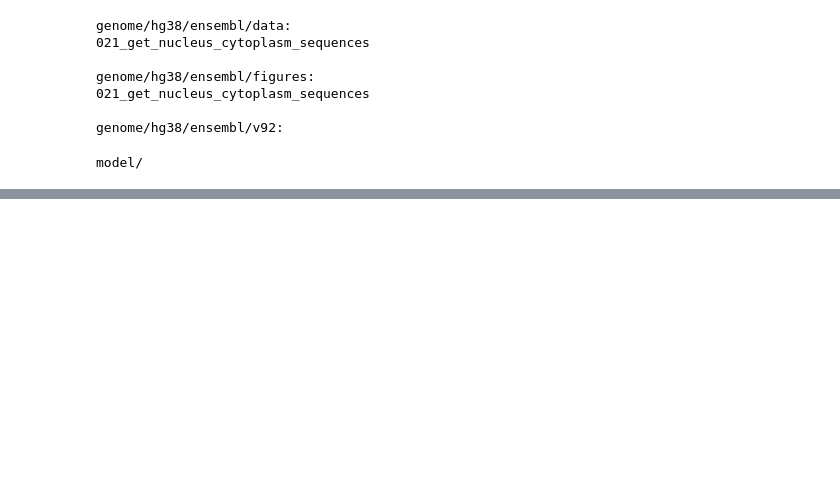
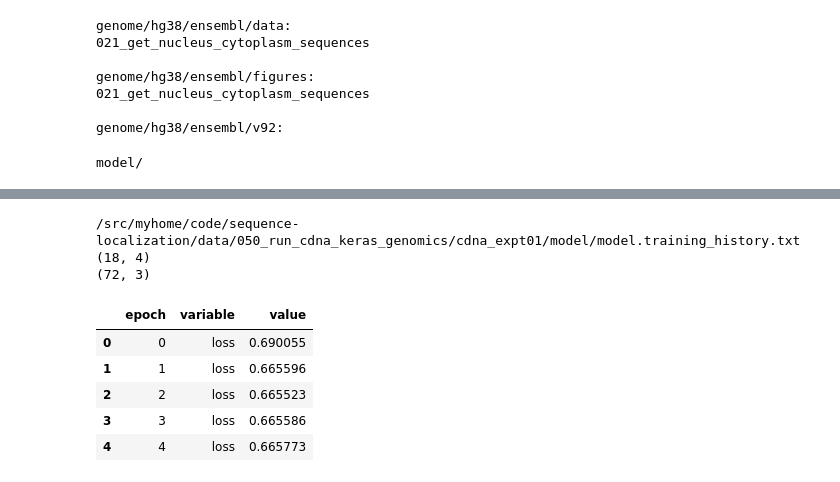
Before and after one commit to czbiohub/sequence-localization, a Jupyter notebook: notebooks/050_run_cdna_keras_genomics.ipynb, the cells around one changed output, grey strips where cells are left out. Cells and saved outputs as stored; diff of their text form; code cells hidden in the pictures; blank space fills up the shorter version.

```diff
--- a/notebooks/050_run_cdna_keras_genomics.ipynb
+++ b/notebooks/050_run_cdna_keras_genomics.ipynb
@@ -174,0 +192,29 @@ head: cannot open '/src/myhome/code/sequence-localization/data/050_run_cdna_kera
+# %%
+import pandas as pd
+import matplotlib.pyplot as plt
+import seaborn as sns
+
+txt = os.path.join(data_folder, 'cdna_expt01', 'model', 'model.training_history.txt')
+! ls $txt
+training_history = pd.read_table(txt)
+training_history.columns = training_history.columns.str.strip('# ')
+print(training_history.shape)
+training_history.head()
+
+training_history_reset_index = training_history.reset_index()
+training_history_reset_index = training_history_reset_index.rename(columns={'index': 'epoch'})
+training_history_reset_index.head()
+
+training_history_tidy = pd.melt(training_history_reset_index, id_vars='epoch')
+print(training_history_tidy.shape)
+training_history_tidy.head()
+# %% [output]
+/src/myhome/code/sequence-localization/data/050_run_cdna_keras_genomics/cdna_expt01/model/model.training_history.txt
+(18, 4)
+(72, 3)
+|  | epoch | variable | value |
+| 0 | 0 | loss | 0.690055 |
+| 1 | 1 | loss | 0.665596 |
+| 2 | 2 | loss | 0.665523 |
+| 3 | 3 | loss | 0.665586 |
+| 4 | 4 | loss | 0.665773 |
```
Also changed, not shown: parts of 9 cells of this notebook, 5 other files.
